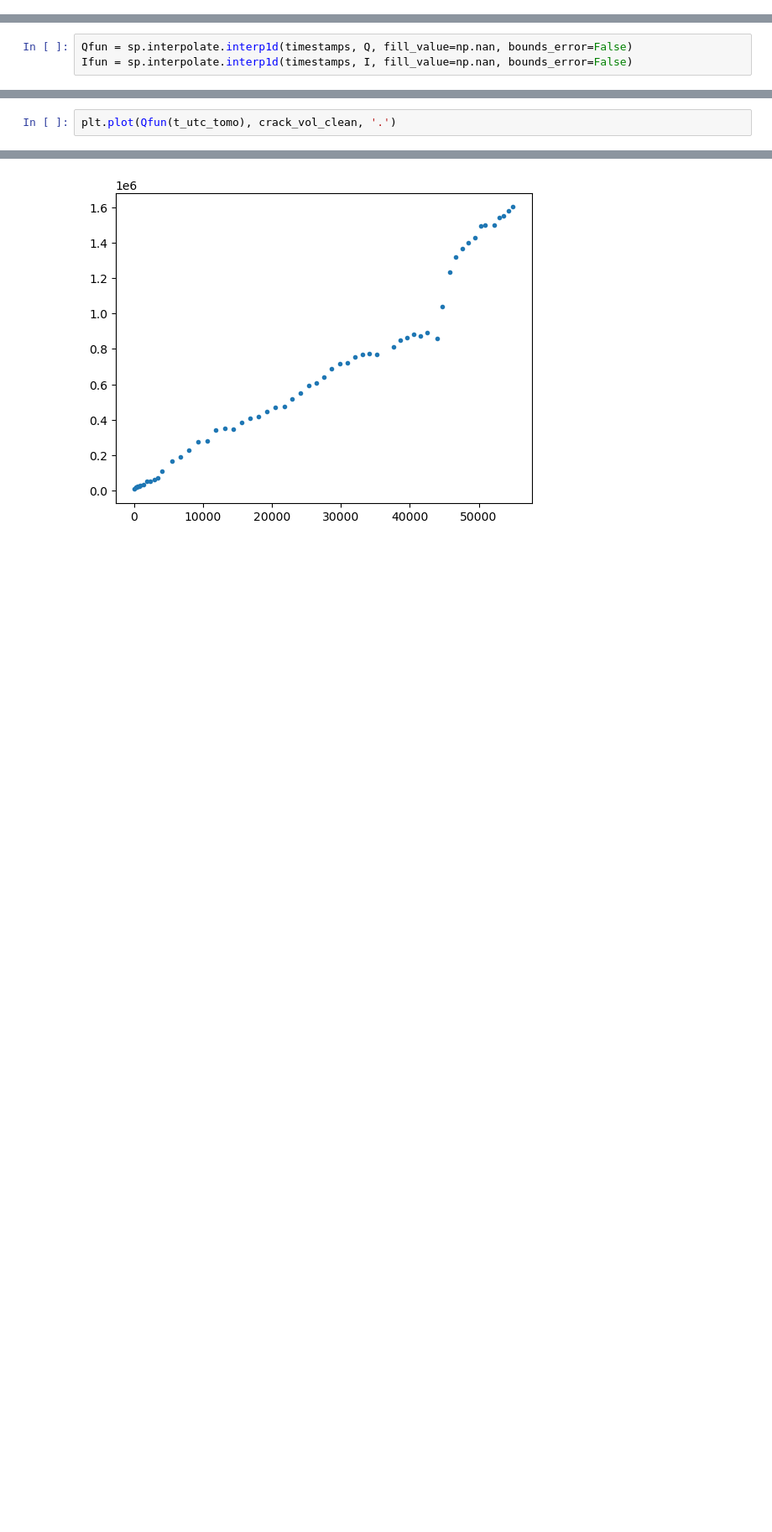
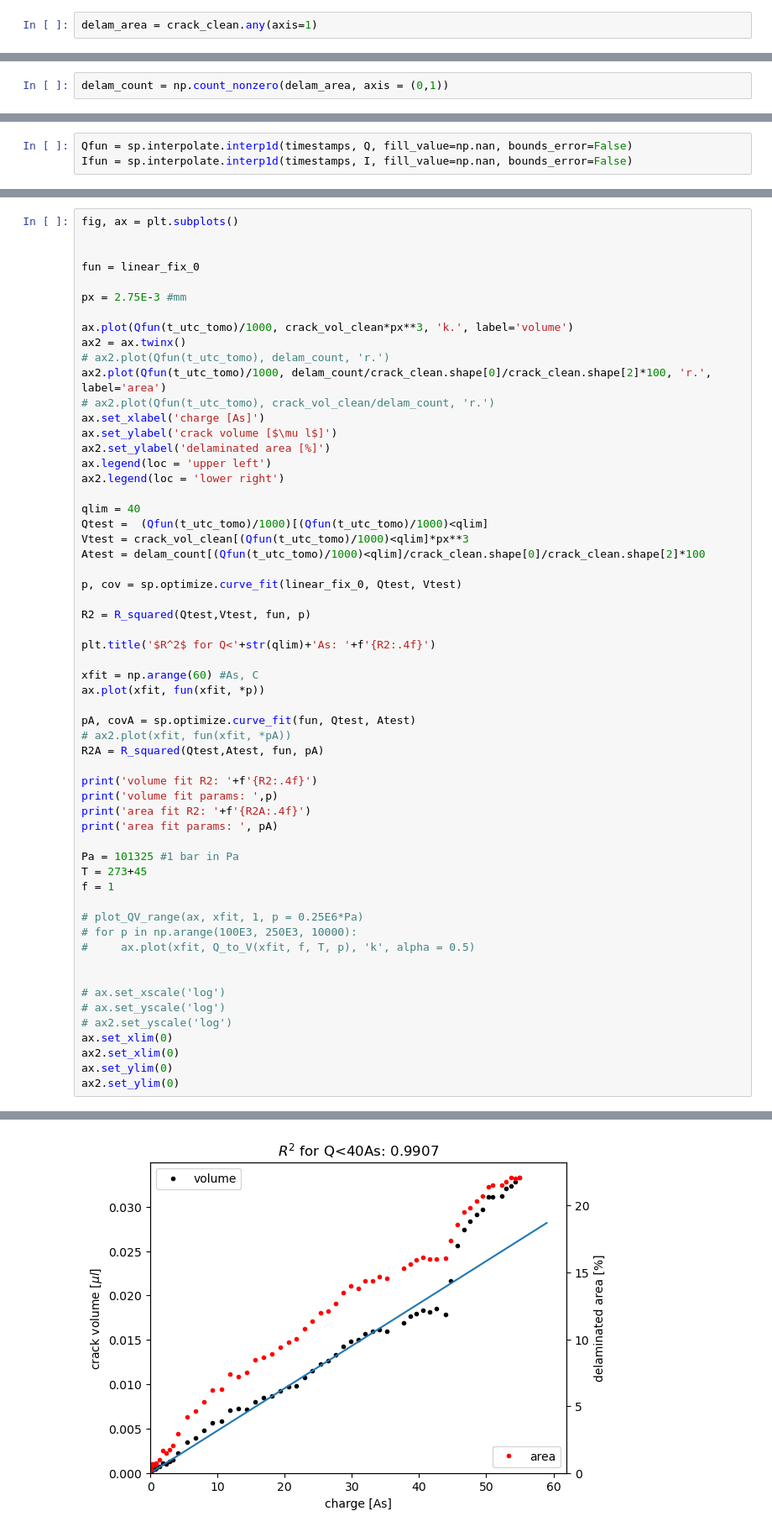
Before and after one commit to Pescatore23/co2ely-tomcat, a Jupyter notebook: data_analysis/04c_ML_membrane_analysis.ipynb, the cells around one changed output, grey strips where cells are left out. Shown at 84% size. Cells and saved outputs as stored; diff of their text form; blank space fills up the shorter version.

```diff
--- a/data_analysis/04c_ML_membrane_analysis.ipynb
+++ b/data_analysis/04c_ML_membrane_analysis.ipynb
@@ -241,0 +244,2 @@ plt.plot(t_utc_tomo, mem_vol_clean)
+# %%
+delam_area = crack_clean.any(axis=1)
@@ -242,3 +255,5 @@ plt.plot(t_utc_tomo, mem_vol_clean)
+# %%
+delam_count = np.count_nonzero(delam_area, axis = (0,1))
 # %% [markdown]
 ### load EC and compare
 # %%
@@ -305,3 +350,59 @@ plt.plot(Qfun(t_utc_tomo), mem_vol_clean)
 # %%
-plt.plot(Qfun(t_utc_tomo), crack_vol_clean, '.')
+fig, ax = plt.subplots()
+
+
+fun = linear_fix_0
+
+px = 2.75E-3 #mm
+
+ax.plot(Qfun(t_utc_tomo)/1000, crack_vol_clean*px**3, 'k.', label='volume')
+ax2 = ax.twinx()
+# ax2.plot(Qfun(t_utc_tomo), delam_count, 'r.')
+ax2.plot(Qfun(t_utc_tomo)/1000, delam_count/crack_clean.shape[0]/crack_clean.shape[2]*100, 'r.', label='area')
+# ax2.plot(Qfun(t_utc_tomo), crack_vol_clean/delam_count, 'r.')
+ax.set_xlabel('charge [As]')
+ax.set_ylabel('crack volume [$\mu l$]')
+ax2.set_ylabel('delaminated area [%]')
+ax.legend(loc = 'upper left')
+ax2.legend(loc = 'lower right')
+
+qlim = 40
+Qtest =  (Qfun(t_utc_tomo)/1000)[(Qfun(t_utc_tomo)/1000)<qlim]
+Vtest = crack_vol_clean[(Qfun(t_utc_tomo)/1000)<qlim]*px**3
+Atest = delam_count[(Qfun(t_utc_tomo)/1000)<qlim]/crack_clean.shape[0]/crack_clean.shape[2]*100
+
+p, cov = sp.optimize.curve_fit(linear_fix_0, Qtest, Vtest)
+
+R2 = R_squared(Qtest,Vtest, fun, p)
+
+plt.title('$R^2$ for Q<'+str(qlim)+'As: '+f'{R2:.4f}')
+
+xfit = np.arange(60) #As, C
+ax.plot(xfit, fun(xfit, *p))
+
+pA, covA = sp.optimize.curve_fit(fun, Qtest, Atest)
+# ax2.plot(xfit, fun(xfit, *pA))
+R2A = R_squared(Qtest,Atest, fun, pA)
+
+print('volume fit R2: '+f'{R2:.4f}')
+print('volume fit params: ',p)
+print('area fit R2: '+f'{R2A:.4f}')
+print('area fit params: ', pA)
+
+Pa = 101325 #1 bar in Pa
+T = 273+45
+f = 1
+
+# plot_QV_range(ax, xfit, 1, p = 0.25E6*Pa)
+# for p in np.arange(100E3, 250E3, 10000):
+#     ax.plot(xfit, Q_to_V(xfit, f, T, p), 'k', alpha = 0.5)
+
+
+# ax.set_xscale('log')
+# ax.set_yscale('log')
+# ax2.set_yscale('log')
+ax.set_xlim(0)
+ax2.set_xlim(0)
+ax.set_ylim(0)
+ax2.set_ylim(0)
 # %% [output]
@@ -309 +414 @@ plt.plot(Qfun(t_utc_tomo), crack_vol_clean, '.')
-[figure, old version]
+[figure, new version]
```
Also changed, not shown: parts of 26 cells of this notebook, 2 other files.
